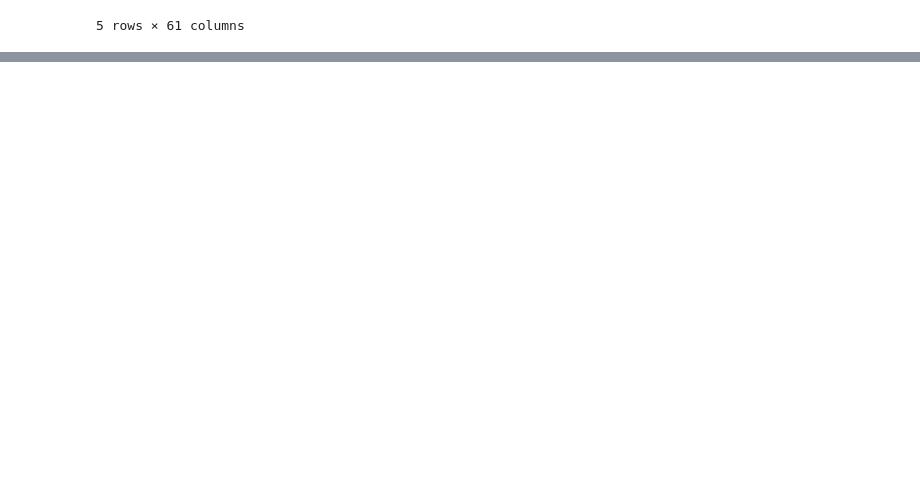
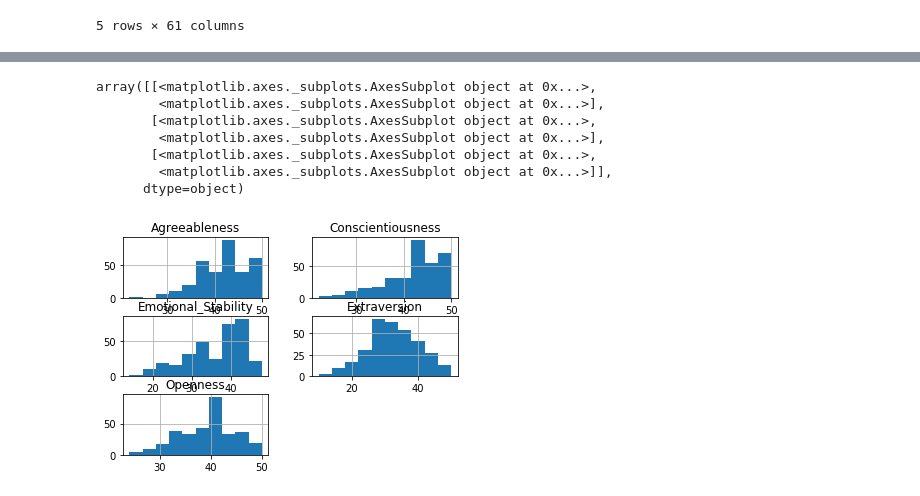
Before and after one commit to Andy-Nkumane/data-wrangling-functional-programming, a Jupyter notebook: Data wrangling - functional programming.ipynb, the cells around one changed output, grey strips where cells are left out. Drawn from its saved outputs; the diff is of its cells as text; code cells hidden in the pictures; blank space fills up the shorter version.

```diff
--- a/Data wrangling - functional programming.ipynb
+++ b/Data wrangling - functional programming.ipynb
@@ -330,3 +283,14 @@ subscales['Openness_interpretation'] = op_interpretation
+# %%
+def interpretation(df):
+    if df >= markers[i].max():
+        return('High')
+    elif df <= markers[i].min():
+        return('Low')
+    else:
+        return('Medium')
+# %%
+for i in cols:
+    subscales[f'{i}_interpretation'] = list(map(interpretation, subscales[i]))
 # %%
 subscales.head()
 # %% [output]
@@ -404,2 +370,7 @@ department_scores.head()
 # %%
 cols.append('Department')
+# %%
+df_plot = pd.DataFrame()
+for i in cols:
+    df_plot[i] = department_scores[i]
+df_plot.head()
@@ -405,0 +411,4 @@ cols.append('Department')
+# %%
+cp = df_plot[df_plot.Department == 'COPYWRITING']
+cp = pd.DataFrame(cp)
+cp.head()
@@ -405,0 +423,11 @@ cols.append('Department')
+# %%
+cp.hist()
+# %% [output]
+array([[<matplotlib.axes._subplots.AxesSubplot object at 0x...>,
+        <matplotlib.axes._subplots.AxesSubplot object at 0x...>],
+       [<matplotlib.axes._subplots.AxesSubplot object at 0x...>,
+        <matplotlib.axes._subplots.AxesSubplot object at 0x...>],
+       [<matplotlib.axes._subplots.AxesSubplot object at 0x...>,
+        <matplotlib.axes._subplots.AxesSubplot object at 0x...>]],
+      dtype=object)
+[figure, added]
```
Also changed, not shown: parts of 32 cells of this notebook.
